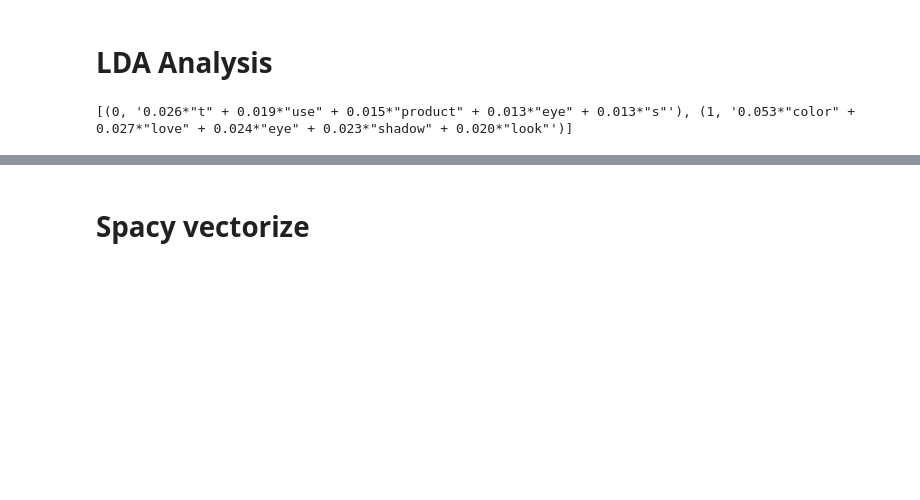
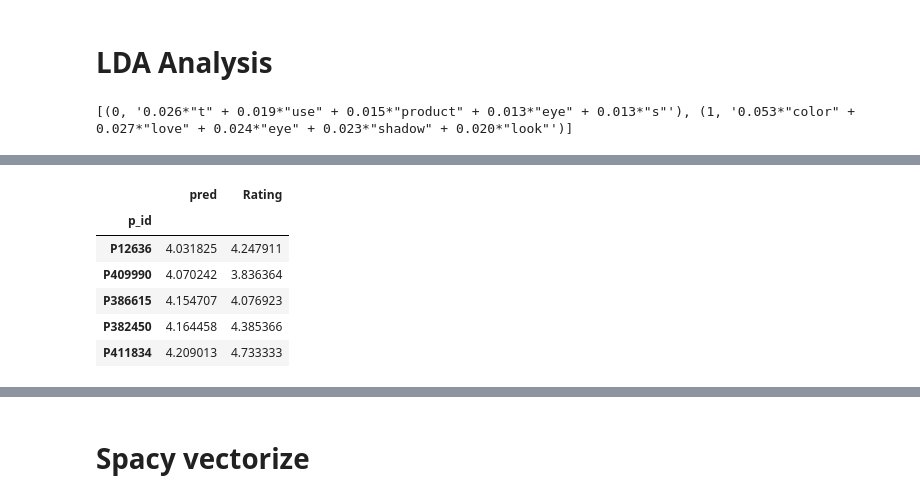
Before and after one commit to ChesterHsieh/CS579_Project, a Jupyter notebook: Twitter Scrape/Sentiment Analysis.ipynb, the cells around one changed output, grey strips where cells are left out. Saved outputs shown, nothing was run; the diff lists cells and outputs as text; code cells hidden in the pictures; blank space fills up the shorter version.

```diff
--- a/Twitter Scrape/Sentiment Analysis.ipynb
+++ b/Twitter Scrape/Sentiment Analysis.ipynb
@@ -225,0 +320,10 @@ sorted(top_coef_terms,key = lambda x: -x[1])
+# %%
+df_comp.nsmallest(5,'pred')
+# %% [output]
+|  | pred | Rating |
+| p_id |  |  |
+| P12636 | 4.031825 | 4.247911 |
+| P409990 | 4.070242 | 3.836364 |
+| P386615 | 4.154707 | 4.076923 |
+| P382450 | 4.164458 | 4.385366 |
+| P411834 | 4.209013 | 4.733333 |
```
Also changed, not shown: parts of 67 cells of this notebook, 2 other files.
